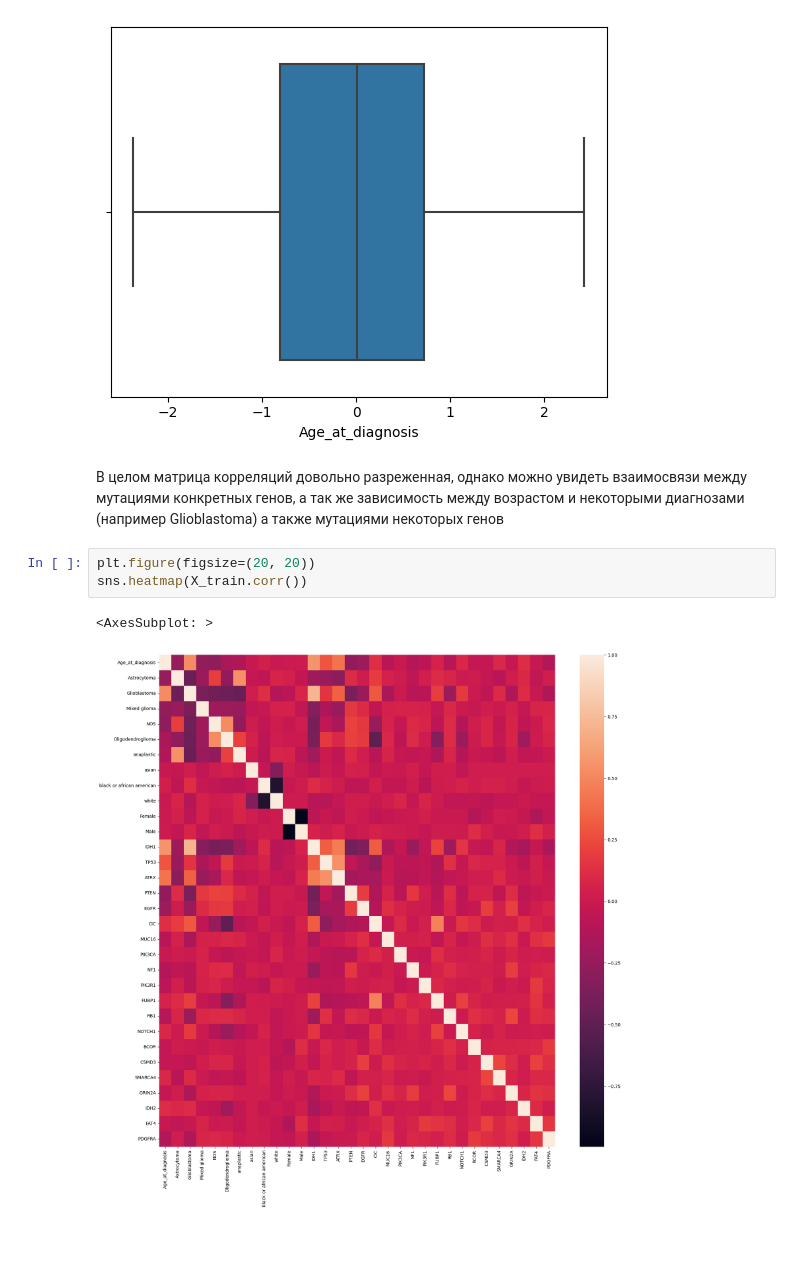
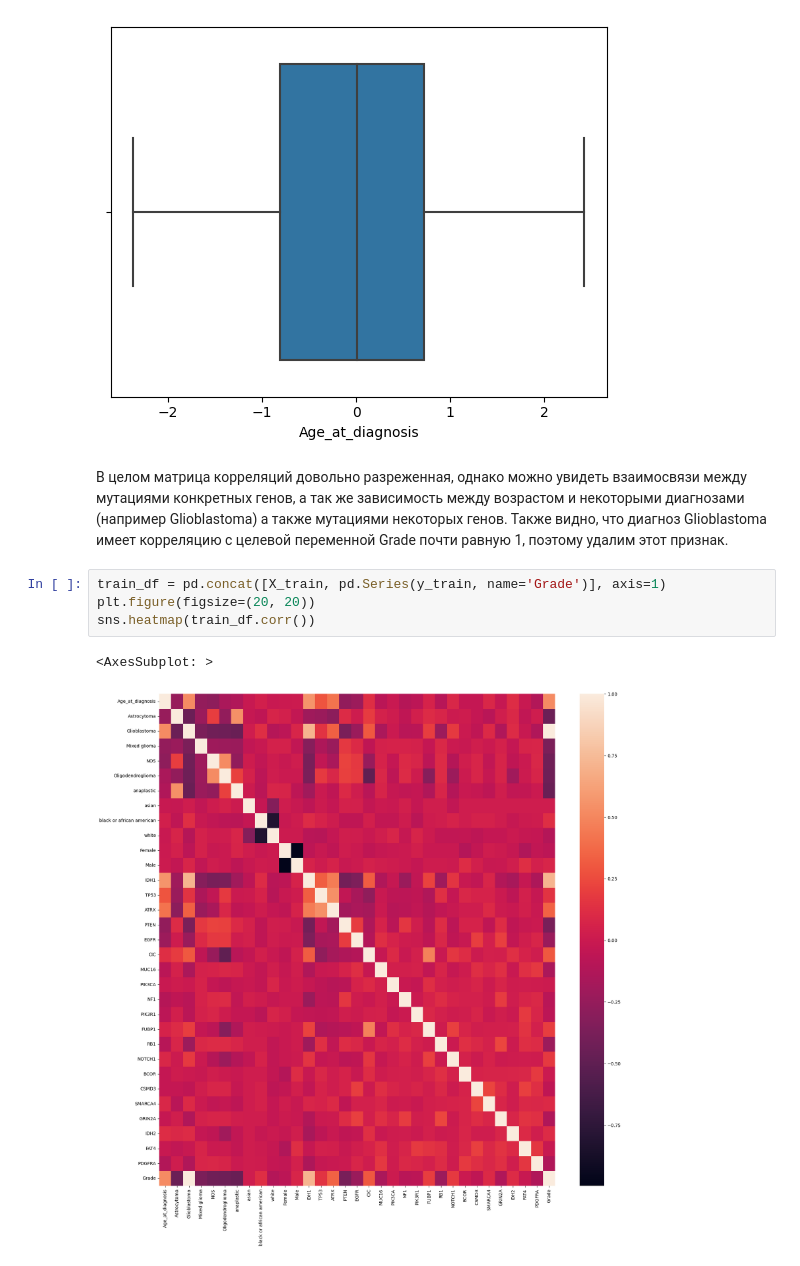
Before and after one commit to a13xbb/ml-labs-mag, a Jupyter notebook: lab1/eda.ipynb, the cells around one changed output. Cells and saved outputs as stored; diff of their text form; blank space fills up the shorter version.

```diff
--- a/lab1/eda.ipynb
+++ b/lab1/eda.ipynb
@@ -148,10 +148,12 @@ sns.boxplot(X_train, x='Age_at_diagnosis')
 <AxesSubplot: xlabel='Age_at_diagnosis'>
 [figure]
 # %% [markdown]
-В целом матрица корреляций довольно разреженная, однако можно увидеть взаимосвязи между мутациями конкретных генов, а так же зависимость между возрастом и некоторыми диагнозами (например Glioblastoma) а также мутациями некоторых генов
+В целом матрица корреляций довольно разреженная, однако можно увидеть взаимосвязи между мутациями конкретных генов, а так же зависимость между возрастом и некоторыми диагнозами (например Glioblastoma) а также мутациями некоторых генов.
+Также видно, что диагноз Glioblastoma имеет корреляцию с целевой переменной Grade почти равную 1, поэтому удалим этот признак.
 # %%
+train_df = pd.concat([X_train, pd.Series(y_train, name='Grade')], axis=1)
 plt.figure(figsize=(20, 20))
-sns.heatmap(X_train.corr())
+sns.heatmap(train_df.corr())
 # %% [output]
 <AxesSubplot: >
-[figure, old version]
+[figure, new version]
```
Also changed, not shown: parts of 1 cell of this notebook.
